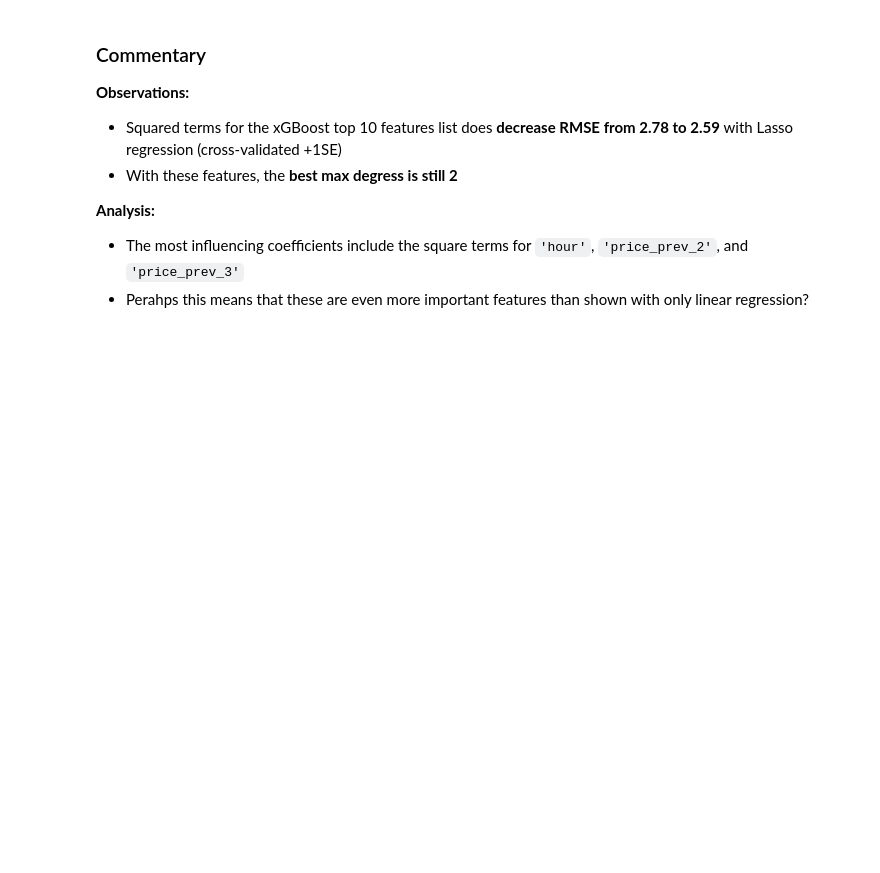
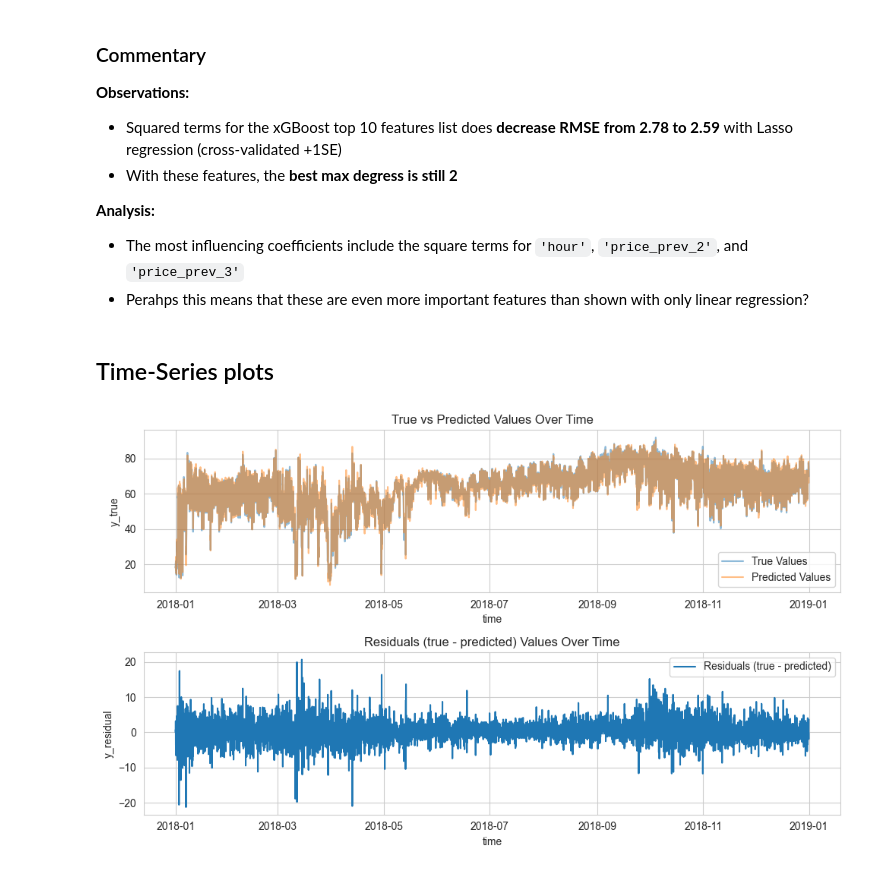
Before and after one commit to MDS-Mountain-Club/MDS_ML_Project, a Jupyter notebook: Regression/polynomial_regression.ipynb, the cells around one changed output. Drawn from its saved outputs; the diff is of its cells as text; code cells hidden in the pictures; blank space fills up the shorter version.

```diff
--- a/Regression/polynomial_regression.ipynb
+++ b/Regression/polynomial_regression.ipynb
@@ -182,3 +184,26 @@ regression_coef_plot(best_lasso_model_by_degree, fig, axes, 0.1, f'Coefficients
 **Analysis:**
 - The most influencing coefficients include the square terms for `'hour'`, `'price_prev_2'`, and `'price_prev_3'`
 - Perahps this means that these are even more important features than shown with only linear regression?
+# %% [markdown]
+## Time-Series plots
+# %%
+# Create DataFrame to help manage plots
+df_ts = pd.DataFrame({'y_true': y_test, 'y_pred': y_pred_lasso_by_degree}, index = y_test.index)
+df_ts['y_residual'] = df_ts.y_true - df_ts.y_pred
+# Re-add time variables
+df_ts2 = df_ts.merge(df[['hour', 'weekday', 'month']], left_index=True, right_index=True, how='inner')
+# %%
+# Time-series line plots
+fig, axs = plt.subplots(2, 1, figsize=(10, 6))
+
+sns.lineplot(data=df_ts, x=df_ts2.index, y='y_true', label='True Values', alpha=0.5, ax=axs[0])
+sns.lineplot(data=df_ts, x=df_ts2.index, y='y_pred', label='Predicted Values', alpha=0.5, ax=axs[0])
+sns.lineplot(data=df_ts, x=df_ts2.index, y='y_residual', label='Residuals (true - predicted)', ax=axs[1])
+
+axs[0].set_title('True vs Predicted Values Over Time')
+axs[1].set_title('Residuals (true - predicted) Values Over Time')
+
+plt.tight_layout()
+plt.show()
+# %% [output]
+[figure, added]
```
Also changed, not shown: parts of 5 cells of this notebook, 1 other file.
